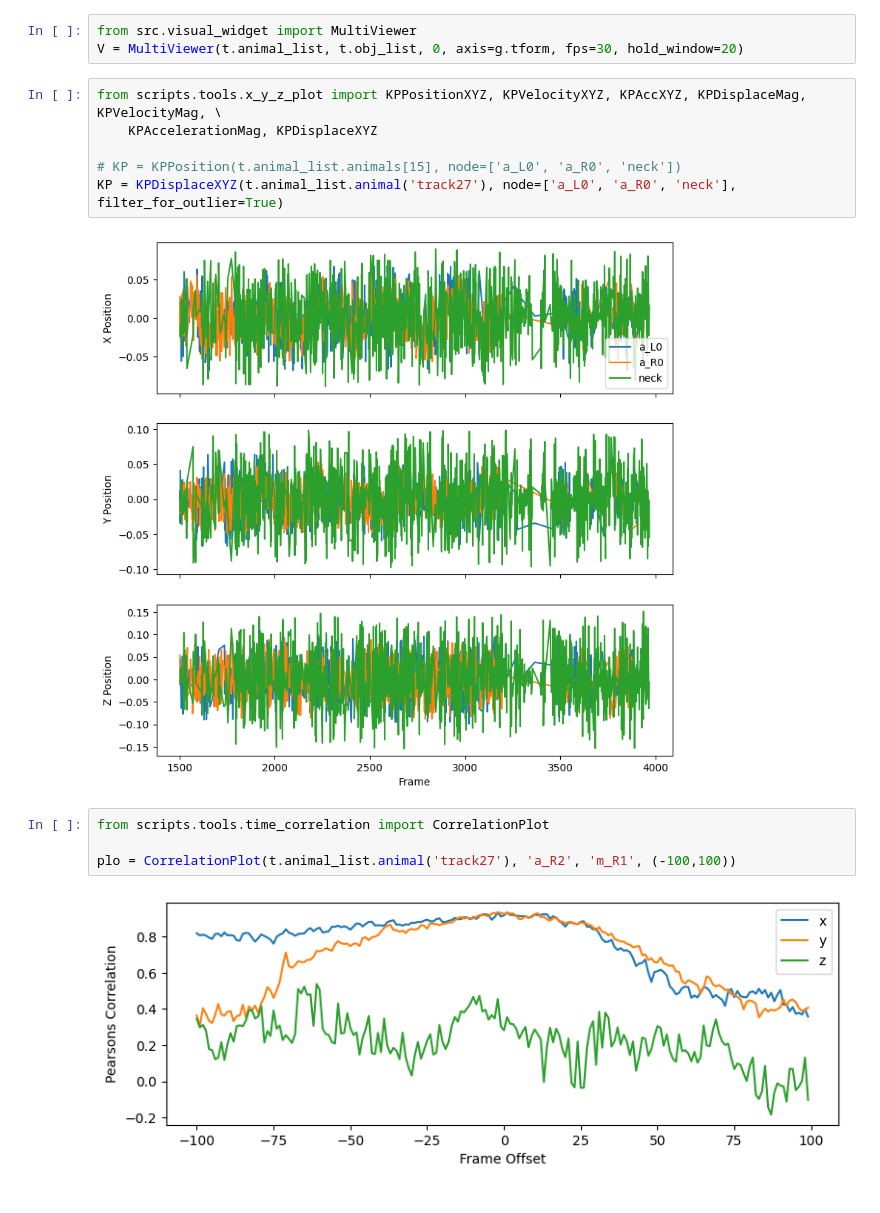
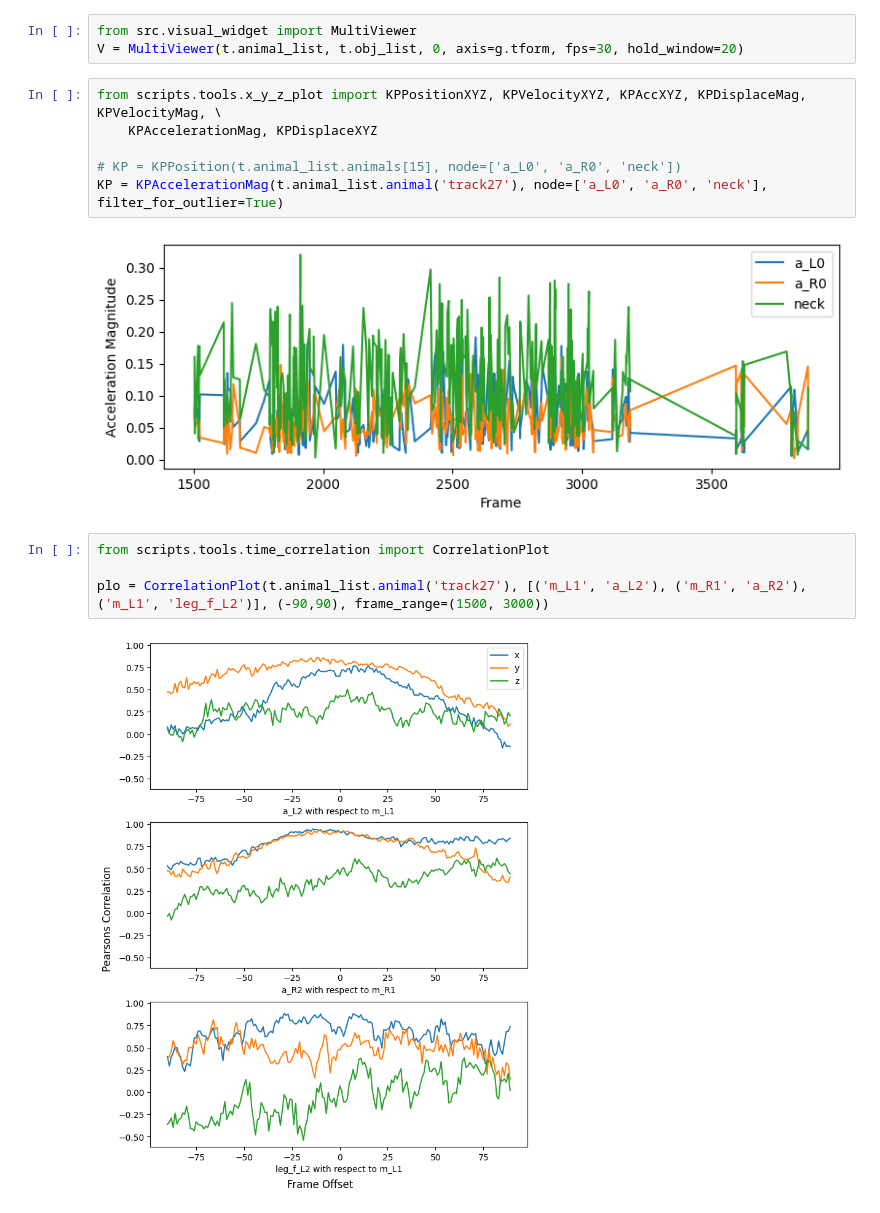
Before and after one commit to prolley-parnell/3d_ant_analysis, a Jupyter notebook: test_box.ipynb, the cells around one changed output. Drawn from its saved outputs; the diff is of its cells as text.

Commit message:
Parallel correlation plots

```diff
--- a/test_box.ipynb
+++ b/test_box.ipynb
@@ -36,14 +36,14 @@ V = MultiViewer(t.animal_list, t.obj_list, 0, axis=g.tform, fps=30, hold_window=
 # %%
 from scripts.tools.x_y_z_plot import KPPositionXYZ, KPVelocityXYZ, KPAccXYZ, KPDisplaceMag, KPVelocityMag, \
     KPAccelerationMag, KPDisplaceXYZ
 
 # KP = KPPosition(t.animal_list.animals[15], node=['a_L0', 'a_R0', 'neck'])
-KP = KPDisplaceXYZ(t.animal_list.animal('track27'), node=['a_L0', 'a_R0', 'neck'], filter_for_outlier=True)
+KP = KPAccelerationMag(t.animal_list.animal('track27'), node=['a_L0', 'a_R0', 'neck'], filter_for_outlier=True)
 # %% [output]
-[figure, old version]
+[figure, new version]
 # %%
 from scripts.tools.time_correlation import CorrelationPlot
 
-plo = CorrelationPlot(t.animal_list.animal('track27'), 'a_R2', 'm_R1', (-100,100))
+plo = CorrelationPlot(t.animal_list.animal('track27'), [('m_L1', 'a_L2'), ('m_R1', 'a_R2'), ('m_L1', 'leg_f_L2')], (-90,90), frame_range=(1500, 3000))
 # %% [output]
-[figure, old version]
+[figure, new version]
```
Also changed, not shown: 1 other file.
